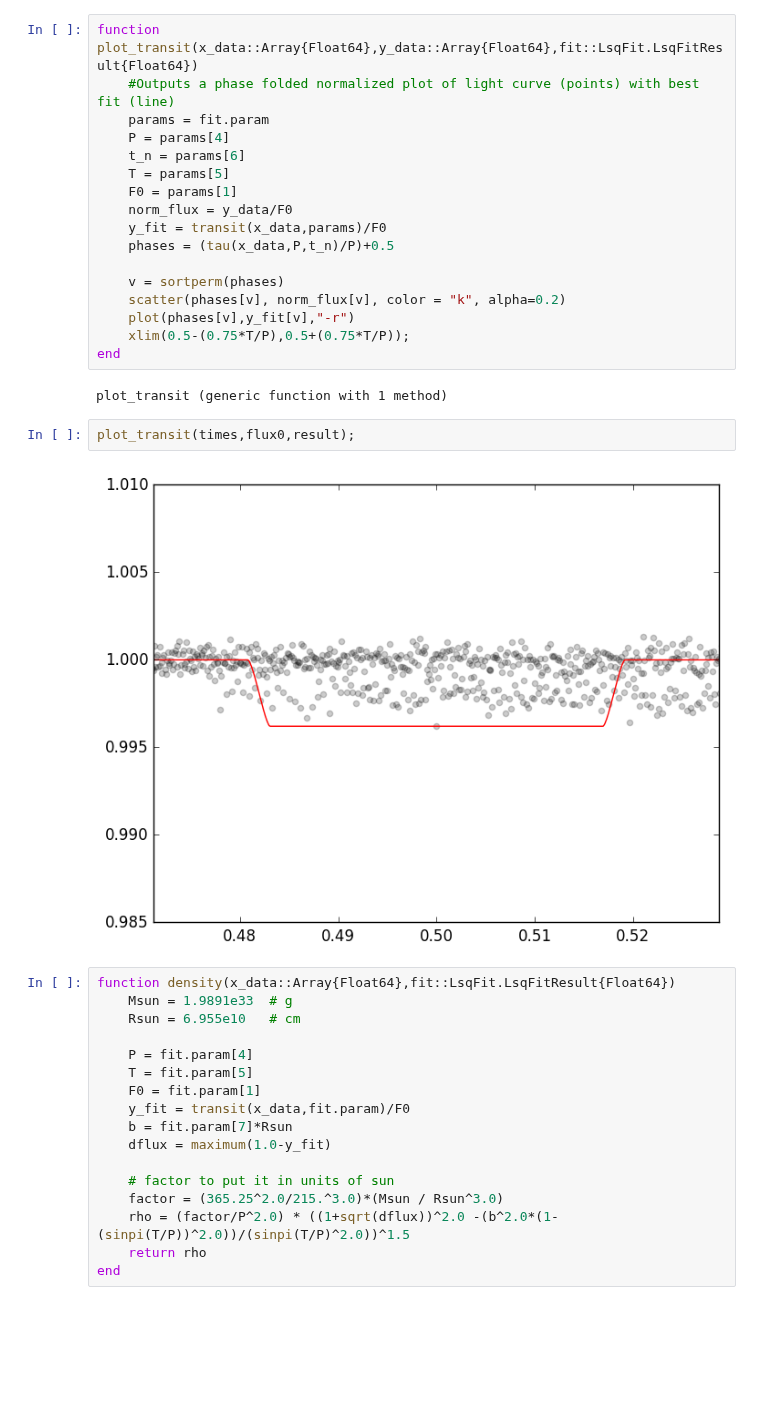
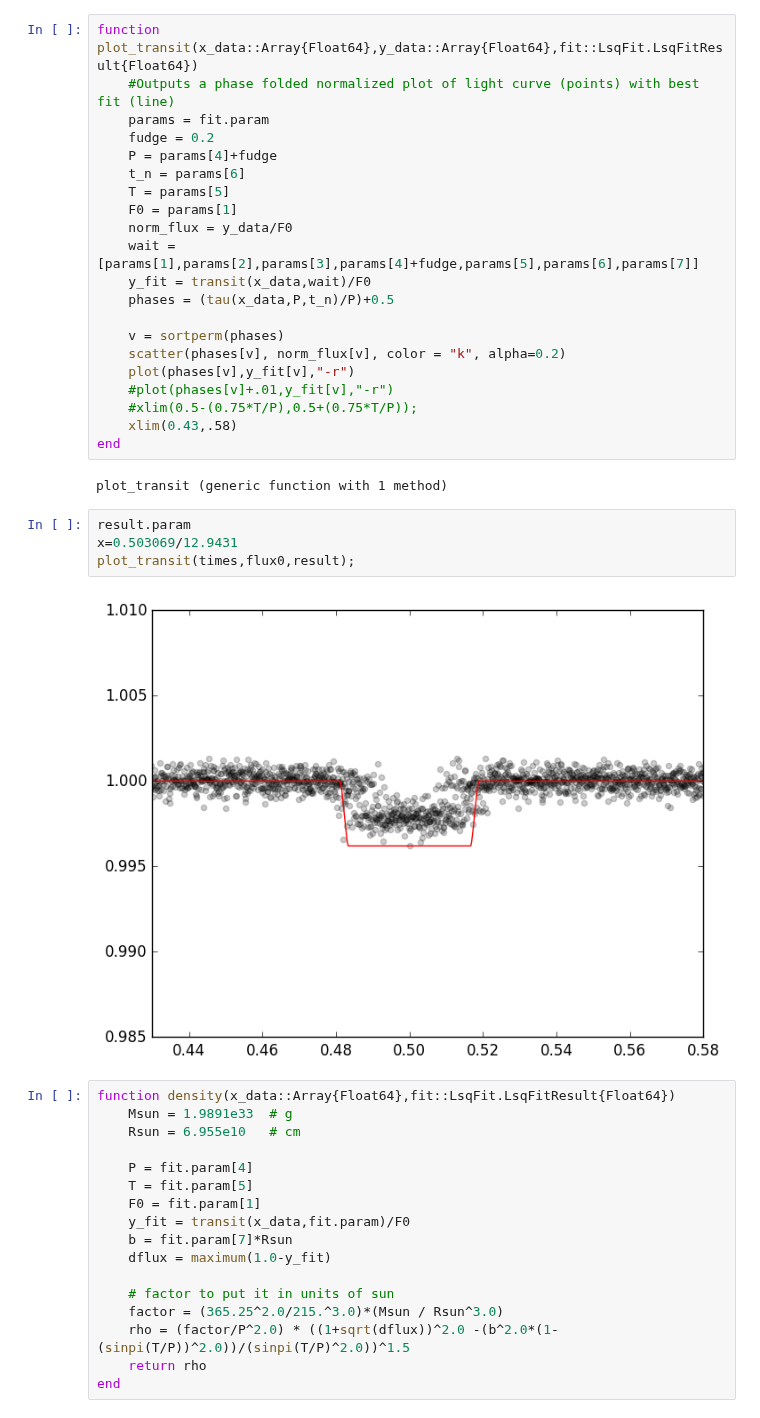
Before and after one commit to jlustigy/ExoJulia, a Jupyter notebook: Homework/hw3/Trevor_Kolby/hw3.ipynb, the cells around one changed output. Saved outputs shown, nothing was run; the diff lists cells and outputs as text; blank space fills up the shorter version.

```diff
--- a/Homework/hw3/Trevor_Kolby/hw3.ipynb
+++ b/Homework/hw3/Trevor_Kolby/hw3.ipynb
@@ -138,25 +168,31 @@ flux_err = data[:,3] ;
 function plot_transit(x_data::Array{Float64},y_data::Array{Float64},fit::LsqFit.LsqFitResult{Float64})
     #Outputs a phase folded normalized plot of light curve (points) with best fit (line)
     params = fit.param
-    P = params[4]
+    fudge = 0.2
+    P = params[4]+fudge
     t_n = params[6]
     T = params[5]
     F0 = params[1]
     norm_flux = y_data/F0
-    y_fit = transit(x_data,params)/F0
+    wait = [params[1],params[2],params[3],params[4]+fudge,params[5],params[6],params[7]]
+    y_fit = transit(x_data,wait)/F0
     phases = (tau(x_data,P,t_n)/P)+0.5
 
     v = sortperm(phases)
     scatter(phases[v], norm_flux[v], color = "k", alpha=0.2)
     plot(phases[v],y_fit[v],"-r")
-    xlim(0.5-(0.75*T/P),0.5+(0.75*T/P));
+    #plot(phases[v]+.01,y_fit[v],"-r")
+    #xlim(0.5-(0.75*T/P),0.5+(0.75*T/P));
+    xlim(0.43,.58)
 end
 # %% [output]
 plot_transit (generic function with 1 method)
-# %%
-plot_transit(times,flux0,result);
-# %% [output]
-[figure, removed]
+# %%
+result.param
+x=0.503069/12.9431
+plot_transit(times,flux0,result);
+# %% [output]
+[figure, added]
 # %%
 function density(x_data::Array{Float64},fit::LsqFit.LsqFitResult{Float64})
     Msun = 1.9891e33  # g
```
Also changed, not shown: parts of 4 cells of this notebook.
